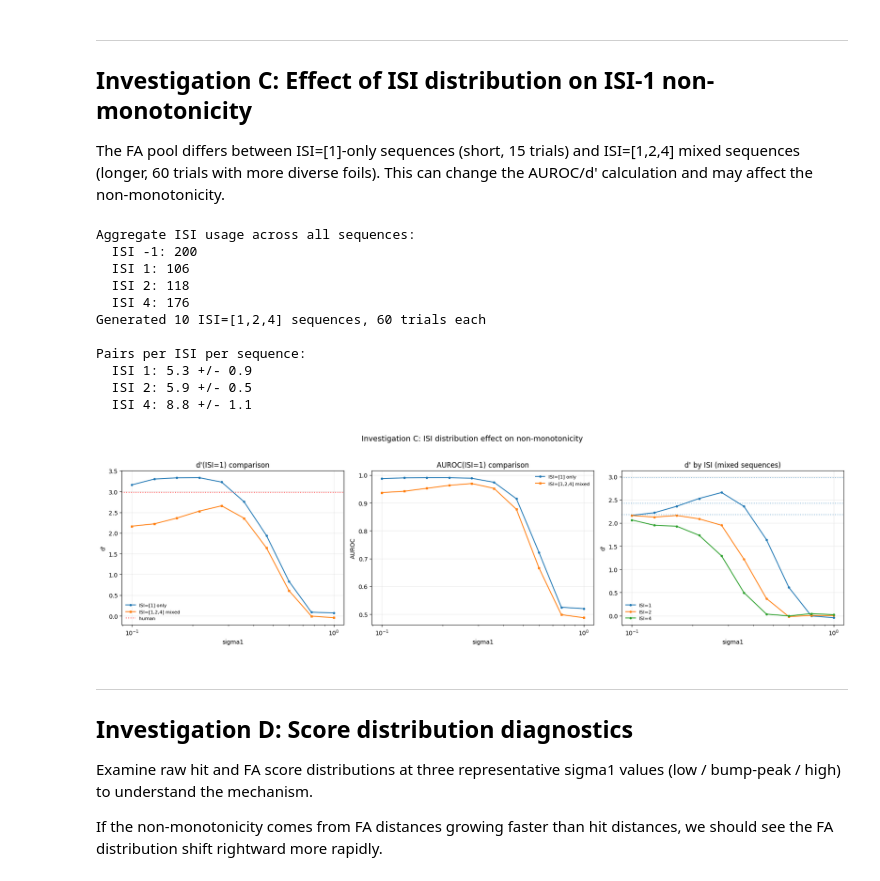
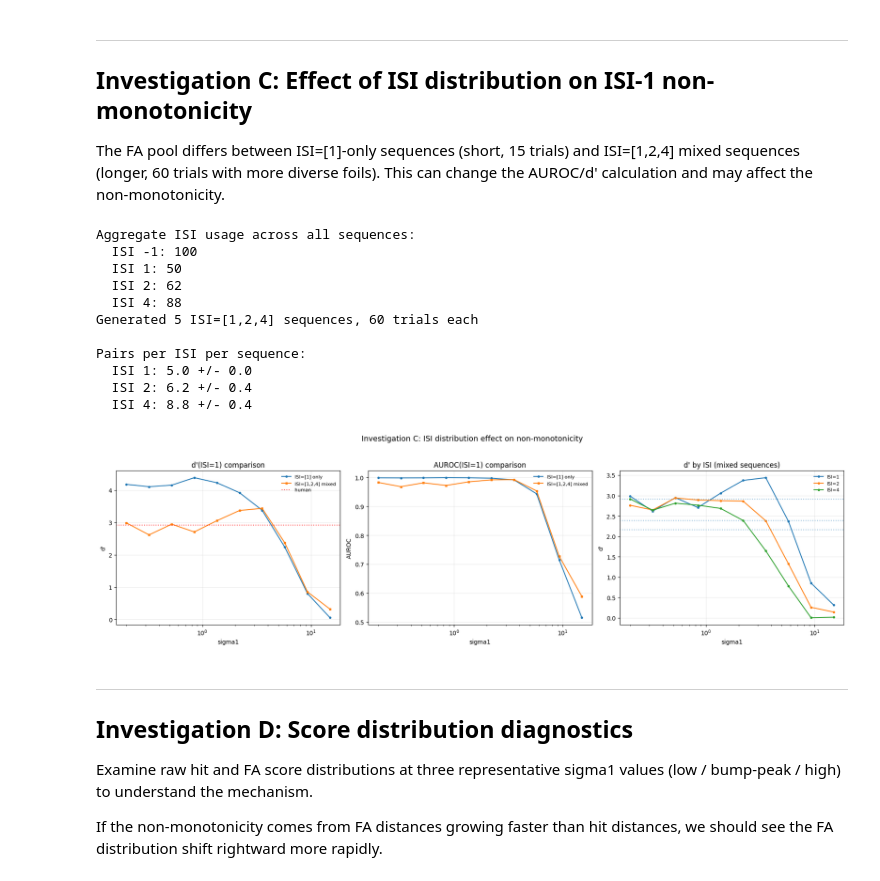
Before and after one commit to bjmedina/memory, a Jupyter notebook: notebooks/2026-02-27_three-stage-compact-isi1-verification.ipynb, the cells around one changed output. Saved outputs shown, nothing was run; the diff lists cells and outputs as text; code cells hidden in the pictures.

```diff
--- a/notebooks/2026-02-27_three-stage-compact-isi1-verification.ipynb
+++ b/notebooks/2026-02-27_three-stage-compact-isi1-verification.ipynb
@@ -342,7 +342,7 @@ def sweep_sigma1_detailed(
 # %%
 # --- sigma1 grid: 30 log-spaced points ---
 n_grid = 10
-SIGMA1_GRID = np.exp(np.linspace(np.log(0.2), np.log(15.0), n_grid))
+SIGMA1_GRID = np.exp(np.linspace(np.log(0.5), np.log(15.0), n_grid))
 #SIGMA1_GRID = np.exp(np.linspace(np.log(0.5), np.log(1), n_grid))
 N_MC = 64
 
@@ -508,12 +512,14 @@ for all t_step values tested (4, 5, 6). However, t_step affects drift of
 # %%
 # Sweep sigma1 for different t_step values
 TSTEP_VALUES = [3, 4, 5, 7, 8]
+
+SIGMA0_BEST = 13.5
 
 sweep_by_tstep = {}
 for ts in TSTEP_VALUES:
     print(f"\n--- t_step = {ts} ---")
     sweep_by_tstep[ts] = run_sigma1_sweep(
-        sigma0=13.5, sigma1_grid=SIGMA1_GRID, sigma2=sigma2_init,
+        sigma0=SIGMA0_BEST, sigma1_grid=SIGMA1_GRID, sigma2=sigma2_init,
         t_step=ts, experiment_list=ISI1_EXPS,
         target_isis=[1], human_dprimes_by_isi=sigma1_human,
         noise_mode=noise_mode, metric=metric,
@@ -543,11 +549,12 @@ The FA pool differs between ISI=[1]-only sequences (short, 15 trials) and
 ISI=[1,2,4] mixed sequences (longer, 60 trials with more diverse foils).
 This can change the AUROC/d' calculation and may affect the non-monotonicity.
 # %%
+t_step = 5
 # Generate ISI=[1,2,4] compact sequences
 ISI124_EXPS, ISI124_ISI_KEYS = make_compact_multi_isi_sequences(
     stimulus_pool=stimulus_pool,
     isi_values=[1, 2, 4],
-    n_sequences=10,
+    n_sequences=5,
     length=60,
     min_pairs_per_isi=5,
     seed=3000,
@@ -567,32 +574,32 @@ for isi_val in [1, 2, 4]:
 
 # Run sweep with mixed sequences
 sweep_isi124 = run_sigma1_sweep(
-    sigma0=13.5, sigma1_grid=SIGMA1_GRID, sigma2=sigma2_init,
+    sigma0=SIGMA0_BEST, sigma1_grid=SIGMA1_GRID, sigma2=sigma2_init,
     t_step=t_step, experiment_list=ISI124_EXPS,
     target_isis=[1, 2, 4], human_dprimes_by_isi=sigma1_human,
     noise_mode=noise_mode, metric=metric,
     X0=X, name_to_idx=name_to_idx,
-    n_mc=16, seed=400_000,
+    n_mc=64, seed=400_000,
     desc="ISI=[1,2,4] sweep",
 )
 # %% [output]
 Aggregate ISI usage across all sequences:
-  ISI -1: 200
-  ISI 1: 106
-  ISI 2: 118
-  ISI 4: 176
-Generated 10 ISI=[1,2,4] sequences, 60 trials each
+  ISI -1: 100
+  ISI 1: 50
+  ISI 2: 62
+  ISI 4: 88
+Generated 5 ISI=[1,2,4] sequences, 60 trials each
 
 Pairs per ISI per sequence:
-  ISI 1: 5.3 +/- 0.9
-  ISI 2: 5.9 +/- 0.5
-  ISI 4: 8.8 +/- 1.1
+  ISI 1: 5.0 +/- 0.0
+  ISI 2: 6.2 +/- 0.4
+  ISI 4: 8.8 +/- 0.4
 # %%
 # Compare ISI=[1]-only vs ISI=[1,2,4] mixed sequences
 fig, axes = plt.subplots(1, 3, figsize=(18, 5))
 
-# Reuse ISI=[1]-only results from Investigation A at sigma0=13.5
-results_isi1 = sweep_by_sigma0[6]
+# Reuse ISI=[1]-only results from Investigation A at sigma0=SIGMA0_BEST
+results_isi1 = sweep_by_sigma0[SIGMA0_BEST]
 s1_vals = np.array([r["sigma1"] for r in results_isi1])
 
 # Panel 1: d'(ISI=1) comparison
@@ -607,34 +614,34 @@ axes[0].legend(fontsize=8, frameon=False)
 # Panel 2: AUROC(ISI=1) comparison
 auc_isi1_only = [r["auroc_by_isi"].get(1, np.nan) for r in results_isi1]
 auc_isi1_mixed = [r["auroc_by_isi"].get(1, np.nan) for r in sweep_isi124]
 axes[1].plot(s1_vals, auc_isi1_only, "o-", ms=3, label="ISI=[1] only")
 axes[1].plot(s1_vals, auc_isi1_mixed, "s-", ms=3, label="ISI=[1,2,4] mixed")
 axes[1].set_title("AUROC(ISI=1) comparison")
 axes[1].legend(fontsize=8, frameon=False)
 
 # Panel 3: All ISIs from mixed sequences
 for isi_val in [1, 2, 4]:
     dp_vals = [r["dprime_by_isi"].get(isi_val, np.nan) for r in sweep_isi124]
     axes[2].plot(s1_vals, dp_vals, "o-", ms=3, label=f"ISI={isi_val}")
     if isi_val in sigma1_human:
         axes[2].axhline(sigma1_human[isi_val], ls=":", alpha=0.5)
 axes[2].set_title("d' by ISI (mixed sequences)")
 axes[2].legend(fontsize=8, frameon=False)
 
 for ax in axes:
     ax.set_xscale("log")
     ax.set_xlabel("sigma1")
     ax.grid(alpha=0.25)
 
 axes[0].set_ylabel("d'")
 axes[1].set_ylabel("AUROC")
 axes[2].set_ylabel("d'")
 
 fig.suptitle("Investigation C: ISI distribution effect on non-monotonicity", y=1.03, fontsize=13)
 fig.tight_layout()
 plt.show()
 # %% [output]
-[figure, old version]
+[figure, new version]
 # %% [markdown]
 ---
 ## Investigation D: Score distribution diagnostics
```
Also changed, not shown: parts of 8 cells of this notebook, 2 other files.
